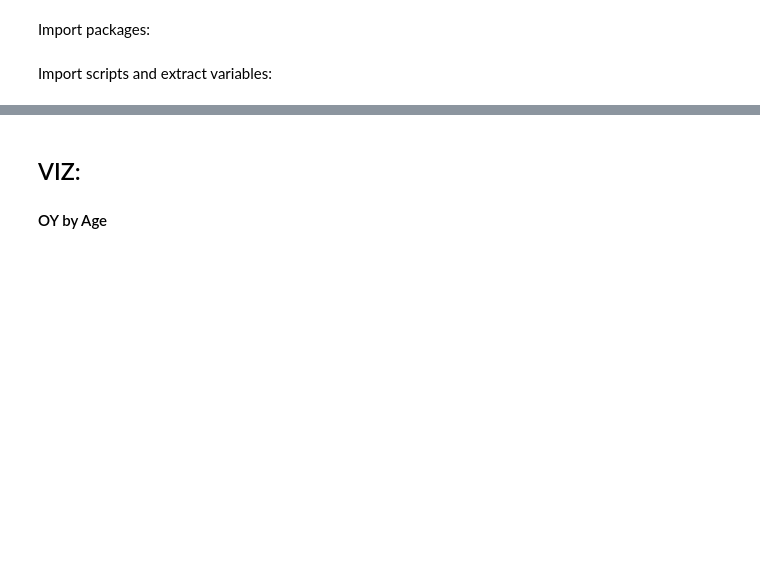
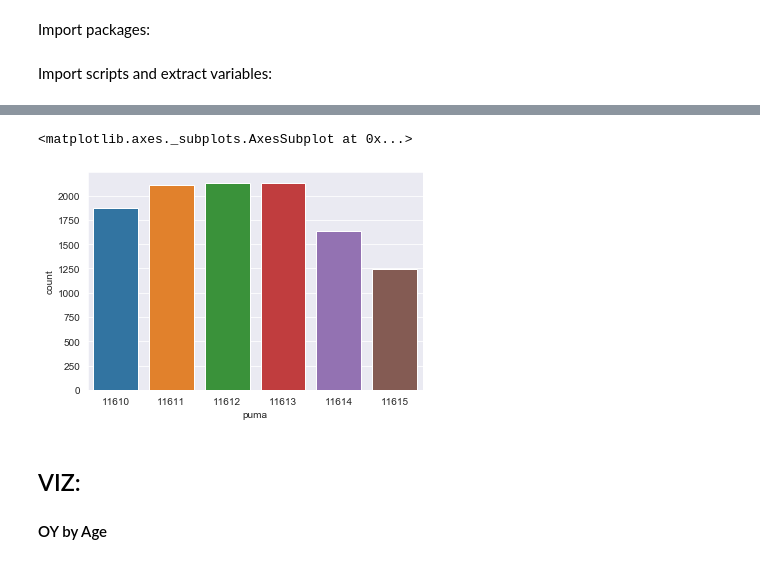
Before and after one commit to sam-thurman/dsc-mod-1-project-seattle-ds, a Jupyter notebook: notebooks/exploratory/02_samt_v2_exploratory.ipynb, the cells around one changed output, grey strips where cells are left out. Drawn from its saved outputs; the diff is of its cells as text; code cells hidden in the pictures; blank space fills up the shorter version.

Commit message:
oy by PUMA visual on sam_v2

```diff
--- a/notebooks/exploratory/02_samt_v2_exploratory.ipynb
+++ b/notebooks/exploratory/02_samt_v2_exploratory.ipynb
@@ -29,3 +34,19 @@ Import scripts and extract variables:
 import src.viz_scripts.numeric_visualization as viz
 # %%
 full_dfs, racial_df, age_df_dict, oy_by_age_df, oy_by_education, oy_by_education_2016 = viz.import_and_assign()
+# %%
+# oy_df = full_dfs[1]
+import pandas as pd
+oy_11610 = oy_df[oy_df['puma'] == 11610]
+oy_11610 = ['11610',oy_11610['pwgtp'].sum()]
+oy_11611 = oy_df[oy_df['puma'] == 11611]
+oy_11611 = ['11611', oy_11611['pwgtp'].sum()]
+oy_11612 = oy_df[oy_df['puma'] == 11612]
+oy_11612 = ['11612', oy_11612['pwgtp'].sum()]
+oy_11613 = oy_df[oy_df['puma'] == 11613]
+oy_11613 = ['11613', oy_11613['pwgtp'].sum()]
+oy_11614 = oy_df[oy_df['puma'] == 11614]
+oy_11614 = ['11614', oy_11614['pwgtp'].sum()]
+oy_11615 = oy_df[oy_df['puma'] == 11615]
+oy_11615 = ['11615', oy_11615['pwgtp'].sum()]
+oy_by_puma = pd.DataFrame(data=[oy_11610, oy_11611, oy_11612, oy_11613, oy_11614, oy_11615] , columns =['puma', 'count'])
@@ -32,3 +64,8 @@ full_dfs, racial_df, age_df_dict, oy_by_age_df, oy_by_education, oy_by_education
+# %%
+sns.barplot(data=oy_by_puma, x='puma', y='count')
+# %% [output]
+<matplotlib.axes._subplots.AxesSubplot at 0x...>
+[figure, added]
 # %% [markdown]
 ## VIZ:
 #### OY by Age
```
Also changed, not shown: parts of 4 cells of this notebook, 2 other files.
